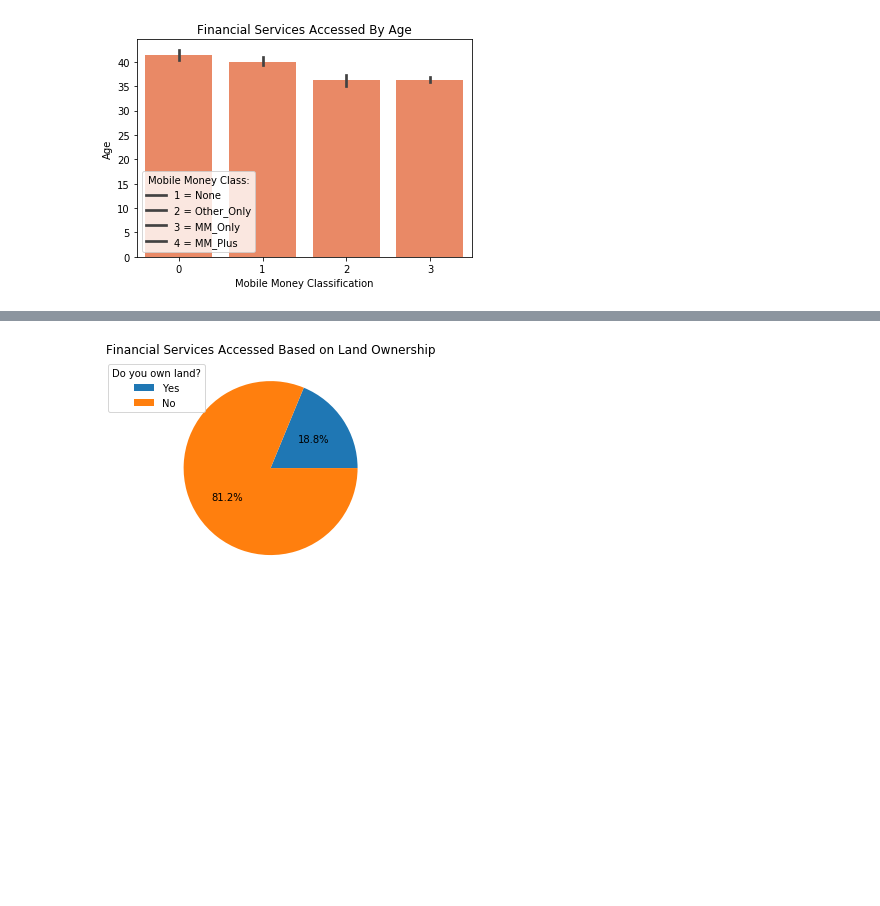
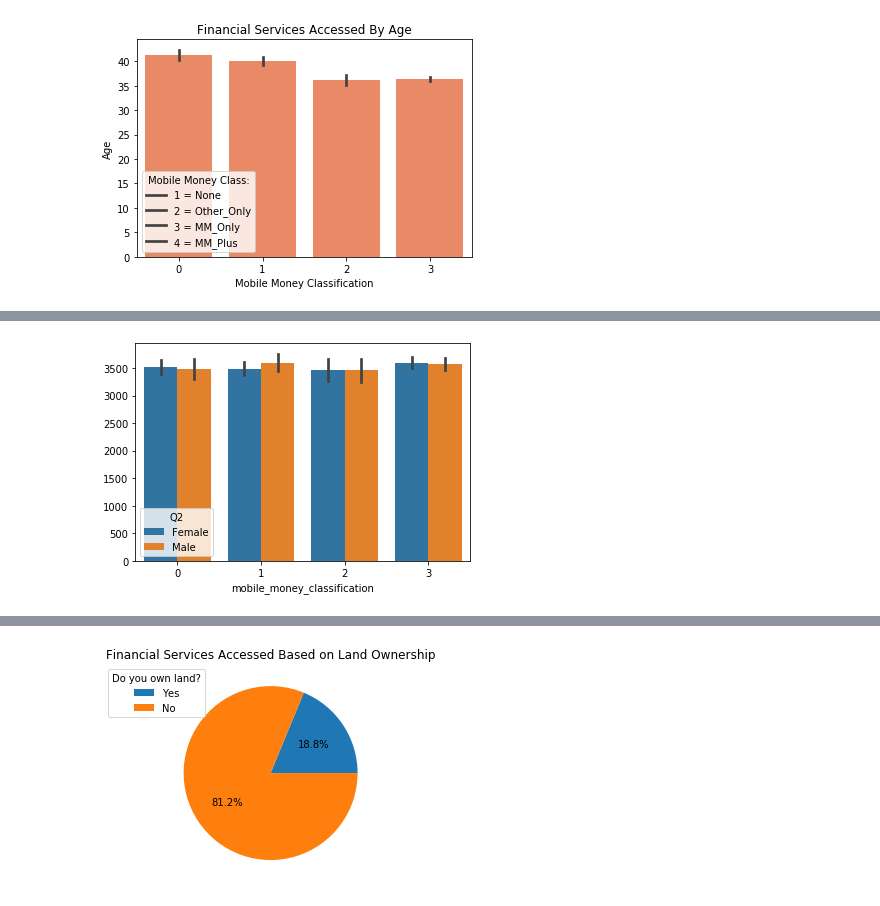
Before and after one commit to PhathuAuti/tanzania-data-viz, a Jupyter notebook: Financial_Services_Uses_In_Tanzania.ipynb, the cells around one changed output, grey strips where cells are left out. Cells and saved outputs as stored; diff of their text form; code cells hidden in the pictures; blank space fills up the shorter version.

```diff
--- a/Financial_Services_Uses_In_Tanzania.ipynb
+++ b/Financial_Services_Uses_In_Tanzania.ipynb
@@ -120,2 +121,6 @@ mob_money['Q2'].unique()
 array(['Female', 'Male'], dtype=object)
+# %%
+ax = sns.barplot(x = mob_money['mobile_money_classification'], y = np.arange(7094), hue = mob_money['Q2'])
+# %% [output]
+[figure, added]
 # %%
```
Also changed, not shown: parts of 4 cells of this notebook.
